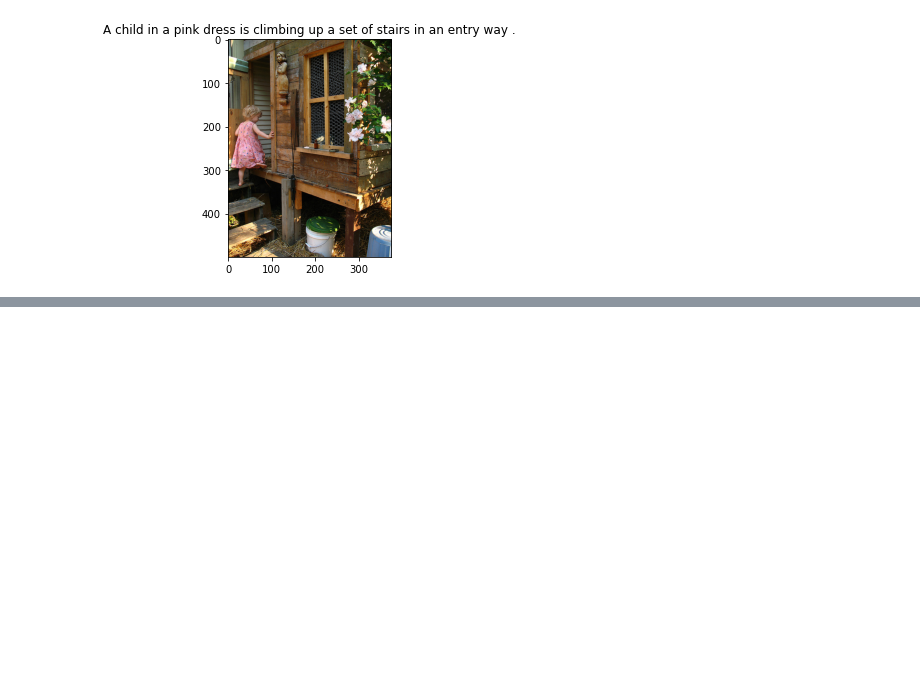
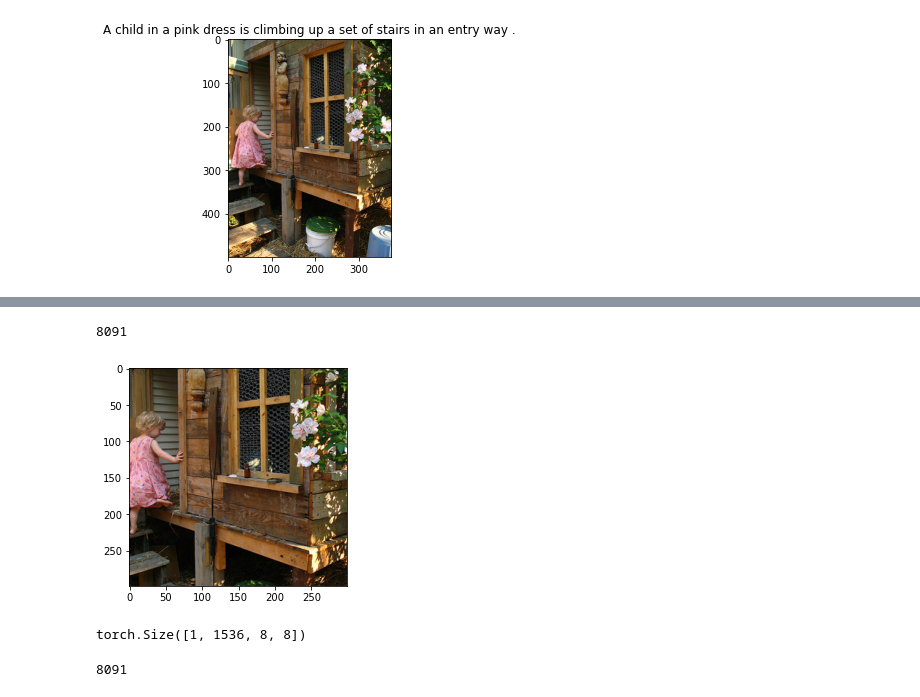
Before and after one commit to kad99kev/Image-Captioning, a Jupyter notebook: Image-Captioning.ipynb, the cells around one changed output, grey strips where cells are left out. Saved outputs shown, nothing was run; the diff lists cells and outputs as text; code cells hidden in the pictures; blank space fills up the shorter version.

```diff
--- a/Image-Captioning.ipynb
+++ b/Image-Captioning.ipynb
@@ -24,0 +78,24 @@ plt.imshow(image_arr)
+# %%
+config = resolve_data_config({}, model=inception)
+transform = create_transform(**config)
+# %%
+dataset = ImageDataset(img_list, "dataset/Images/", transform=transform)
+print(len(dataset))
+# %% [output]
+8091
+# %%
+dataiter = iter(dataset)
+# %%
+img, path = next(dataiter)
+# %%
+disp_img = np.squeeze(img.numpy())
+disp_img = (disp_img - np.min(disp_img)) / (np.max(disp_img) - np.min(disp_img))
+show_image(np.transpose(disp_img, (1, 2, 0)))
+# %% [output]
+[figure, added]
+# %%
+with torch.no_grad():
+    outs = inception(img.unsqueeze(0))
+print(outs.shape)
+# %% [output]
+torch.Size([1, 1536, 8, 8])
@@ -24,0 +104,7 @@ plt.imshow(image_arr)
+# %%
+count = 0
+for img, img_path in tqdm(imageloader):
+    count += 1
+print(count)
+# %% [output]
+8091
```
Also changed, not shown: parts of 6 cells of this notebook, 1 other file.
